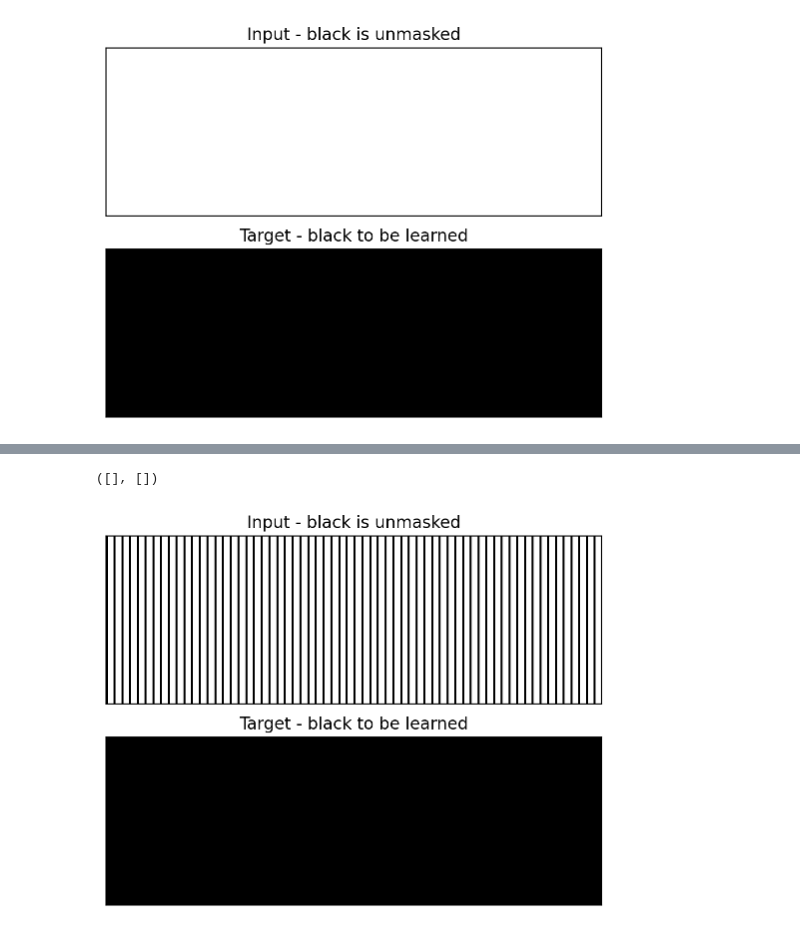
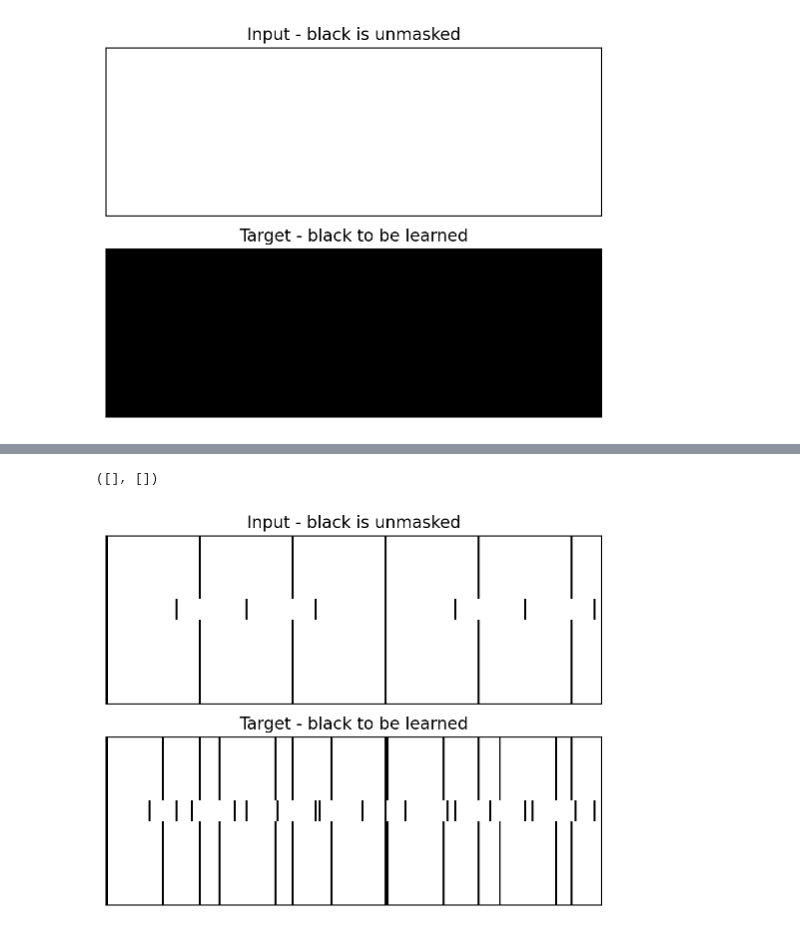
Before and after one commit to maximoskp/MaskedMelHarm, a Jupyter notebook: test_data.ipynb, the cells around one changed output, grey strips where cells are left out. Saved outputs shown, nothing was run; the diff lists cells and outputs as text; code cells hidden in the pictures.

```diff
--- a/test_data.ipynb
+++ b/test_data.ipynb
@@ -160,24 +160,23 @@ plt.yticks([])
 # %%
-step_idx = 5
+step_idx = 7
 masked_harmony, target = apply_structured_masking(
     batch['input_ids'],
     mask_token_id,
     step_idx,
     batch['time_signature'],
     curriculum_type='ts_incr' # 'no', 'random', 'ts_blank', 'ts_incr'
 )
-# print(masked_harmony)
-# print(target)
+
 plt.subplot(2,1,1)
 plt.imshow(masked_harmony!=mask_token_id, aspect='auto', cmap='gray_r', vmin=0, vmax=1)
 plt.title('Input - black is unmasked')
 plt.xticks([])
 plt.yticks([])
 plt.subplot(2,1,2)
 plt.imshow(target>-100, aspect='auto', cmap='gray_r', vmin=0, vmax=1)
 plt.title('Target - black to be learned')
 plt.xticks([])
 plt.yticks([])
 # %% [output]
 ([], [])
-[figure, old version]
+[figure, new version]
```
Also changed, not shown: parts of 5 cells of this notebook, 2 other files.
